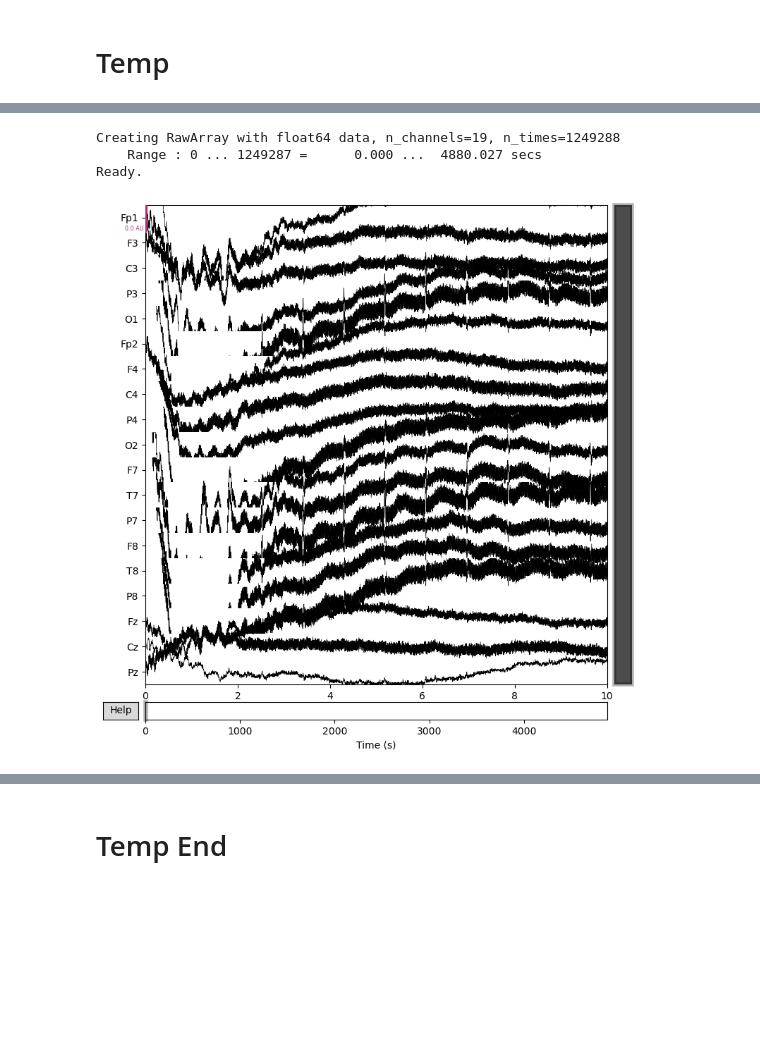
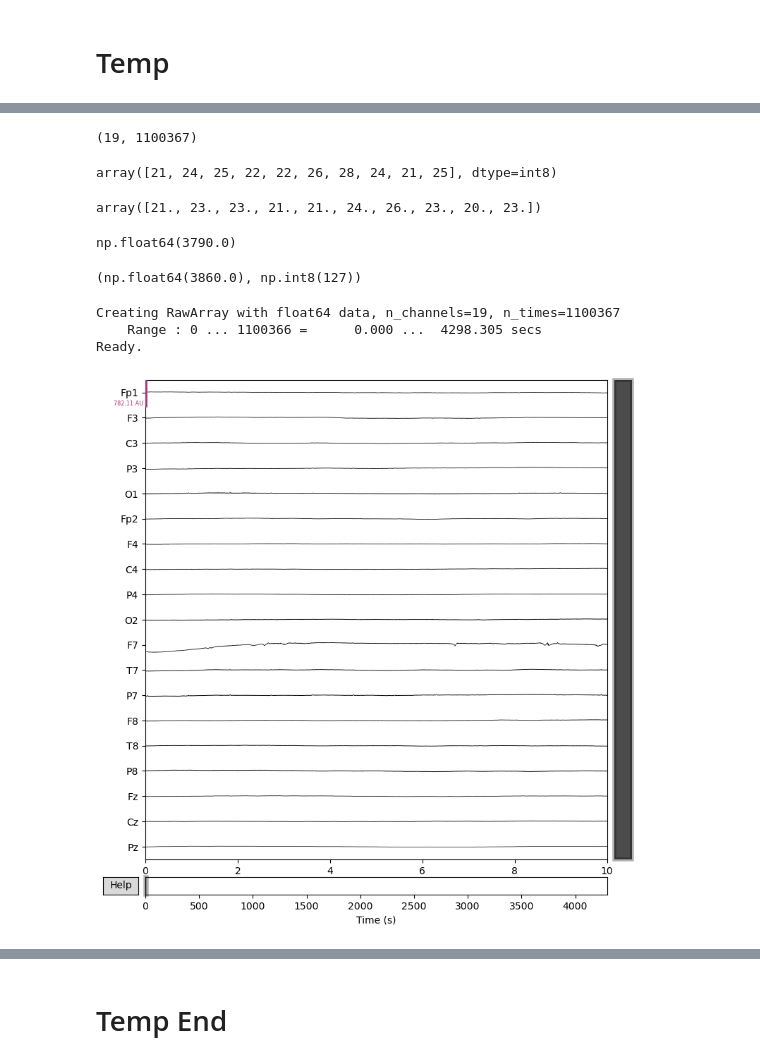
Before and after one commit to mettinger/eegCompress, a Jupyter notebook: prepData.ipynb, the cells around one changed output, grey strips where cells are left out. Drawn from its saved outputs; the diff is of its cells as text; code cells hidden in the pictures; blank space fills up the shorter version.

```diff
--- a/prepData.ipynb
+++ b/prepData.ipynb
@@ -111,0 +103,26 @@ print(sys.getsizeof(list(chan))/ sys.getsizeof(myCompress))
+# %%
+blockIndex = 7
+mySize = 0
+numChannel = 19
+numBytesInData = 8
+
+block = tempList[blockIndex]
+reconstructBlock = np.zeros_like(block)
+
+for chanIndex in range(numChannel):
+    chan = block[chanIndex,:]
+
+    chanDiff = (np.diff(chan) * (10**6)).astype(np.int8)
+
+    myCompress = lzma.compress(chanDiff, preset = 9)
+    #myDecompress = lzma.decompress(myCompress)
+    #myDecompress = [i if i < 128 else (i - 256) for i in myDecompress]
+
+    first = (chan[0] * (10**6)).astype(np.int8)
+    chanReconstruct = np.insert(np.cumsum(chanDiff) + first, 0, first)
+    reconstructBlock[chanIndex,:] = np.copy(chanReconstruct)
+
+    mySize = mySize + sys.getsizeof(myCompress)
+
+# calculate compression via bytes
+print((len(chan) * numBytesInData * numChannel)/ mySize)
@@ -112,11 +143,32 @@ print(sys.getsizeof(list(chan))/ sys.getsizeof(myCompress))
+# %%
+tempBlock = (block * (10**6)).astype(np.int8)
+tempBlock.shape
+# %% [output]
+(19, 1100367)
+# %%
+tempBlock[0,0:10]
+# %% [output]
+array([21, 24, 25, 22, 22, 26, 28, 24, 21, 25], dtype=int8)
+# %%
+reconstructBlock[0,0:10]
+# %% [output]
+array([21., 23., 23., 21., 21., 24., 26., 23., 20., 23.])
+# %%
+np.max(np.abs(tempBlock - reconstructBlock))
+# %% [output]
+np.float64(3790.0)
+# %%
+np.max(np.abs(reconstructBlock)), np.max(np.abs(tempBlock))
+# %% [output]
+(np.float64(3860.0), np.int8(127))
 # %%
-tempMatrix = tempCat
+tempMatrix = reconstructBlock
 
 info = mne.create_info(goodChannels, 256)
 tempRaw = mne.io.RawArray(tempMatrix, info)
 tempRaw.plot()
 # %% [output]
-Creating RawArray with float64 data, n_channels=19, n_times=1249288
-    Range : 0 ... 1249287 =      0.000 ...  4880.027 secs
+Creating RawArray with float64 data, n_channels=19, n_times=1100367
+    Range : 0 ... 1100366 =      0.000 ...  4298.305 secs
 Ready.
-[figure, old version]
+[figure, new version]
```
Also changed, not shown: parts of 9 cells of this notebook.
